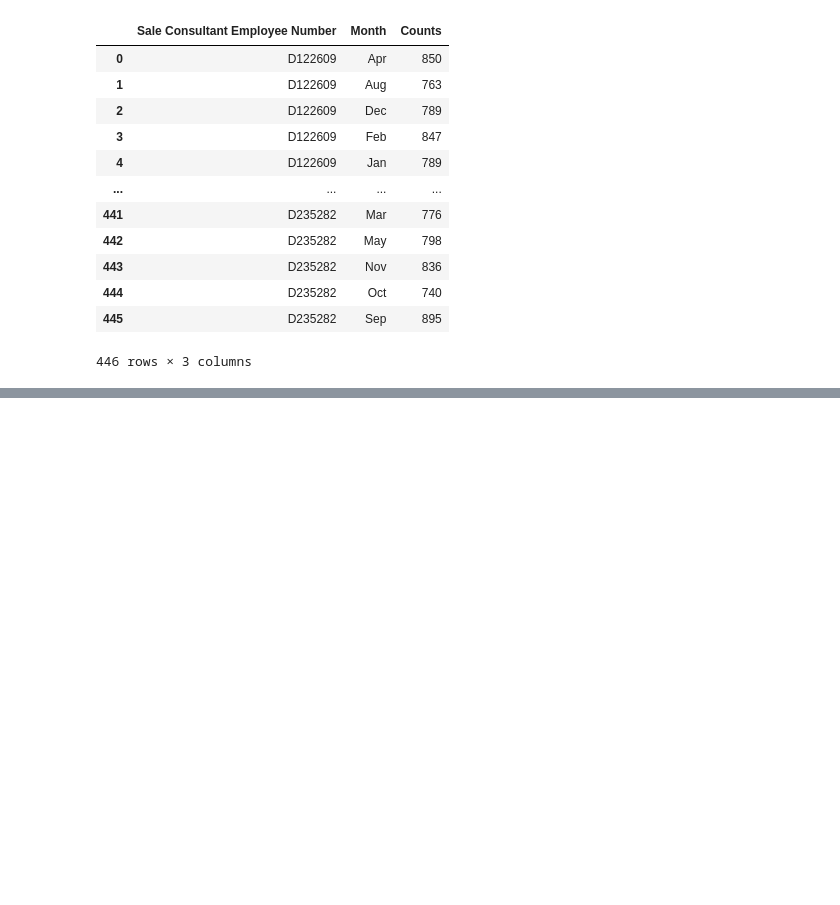
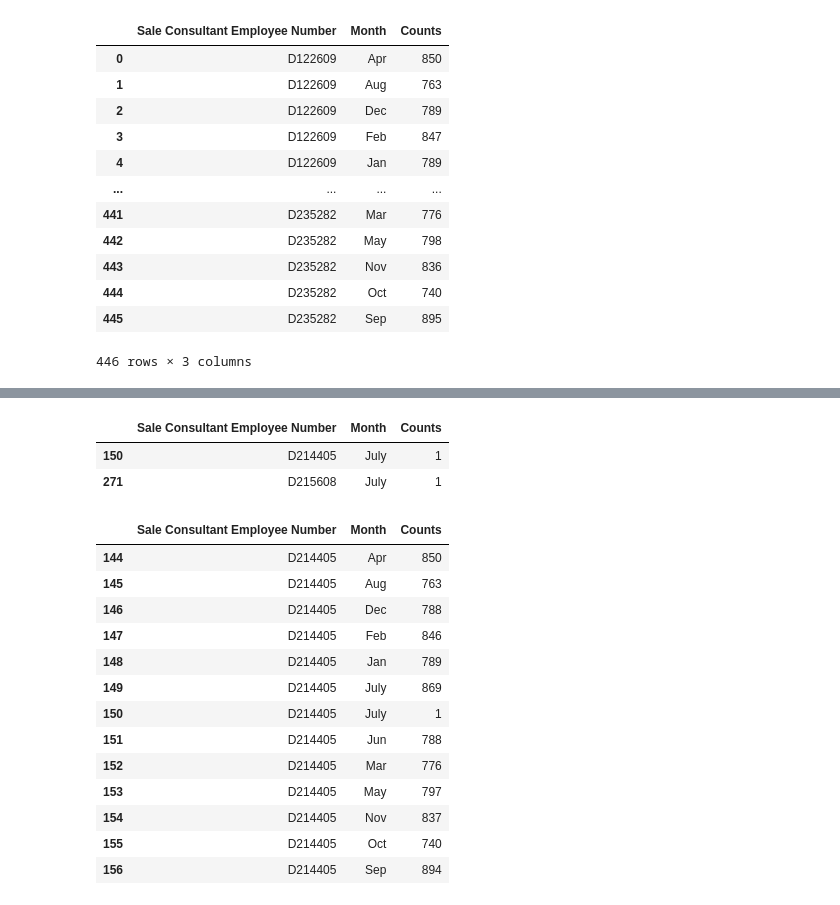
Before and after one commit to ElMaruTheChico/Best-Service-International-Case-Study, a Jupyter notebook: Notebooks/BestServiceInternationalCaseStudy.ipynb, the cells around one changed output, grey strips where cells are left out. Drawn from its saved outputs; the diff is of its cells as text; code cells hidden in the pictures; blank space fills up the shorter version.

```diff
--- a/Notebooks/BestServiceInternationalCaseStudy.ipynb
+++ b/Notebooks/BestServiceInternationalCaseStudy.ipynb
@@ -220,0 +238,23 @@ display(groupedLeadData)
+# %%
+display(groupedLeadData[groupedLeadData['Counts'] < 200])
+# %% [output]
+|  | Sale Consultant Employee Number | Month | Counts |
+| 150 | D214405 | July | 1 |
+| 271 | D215608 | July | 1 |
+# %%
+display(groupedLeadData[groupedLeadData['Sale Consultant Employee Number'] == 'D214405'])
+# %% [output]
+|  | Sale Consultant Employee Number | Month | Counts |
+| 144 | D214405 | Apr | 850 |
+| 145 | D214405 | Aug | 763 |
+| 146 | D214405 | Dec | 788 |
+| 147 | D214405 | Feb | 846 |
+| 148 | D214405 | Jan | 789 |
+| 149 | D214405 | July | 869 |
+| 150 | D214405 | July | 1 |
+| 151 | D214405 | Jun | 788 |
+| 152 | D214405 | Mar | 776 |
+| 153 | D214405 | May | 797 |
+| 154 | D214405 | Nov | 837 |
+| 155 | D214405 | Oct | 740 |
+| 156 | D214405 | Sep | 894 |
```
Also changed, not shown: parts of 5 cells of this notebook.
